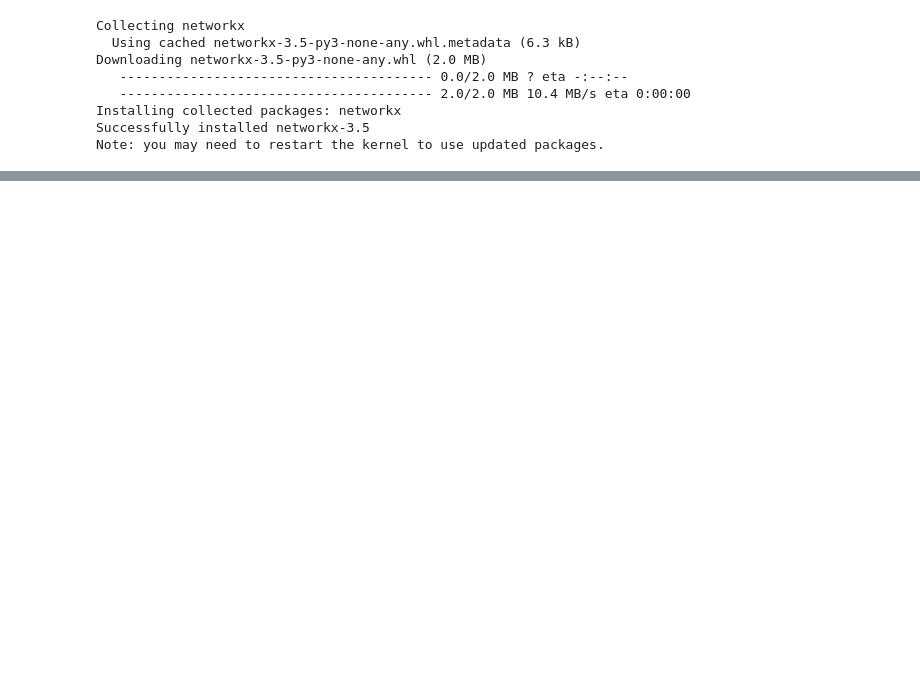
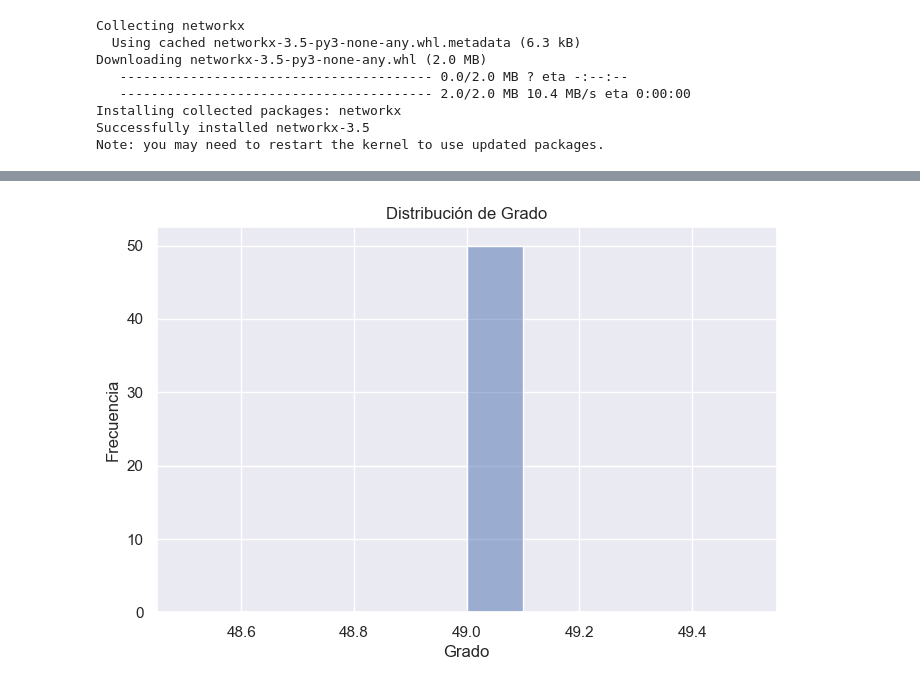
Before and after one commit to RaulCS21/DS_MG_UPC, a Jupyter notebook: RC/TA02/avance.ipynb, the cells around one changed output, grey strips where cells are left out. Drawn from its saved outputs; the diff is of its cells as text; code cells hidden in the pictures; blank space fills up the shorter version.

```diff
--- a/RC/TA02/avance.ipynb
+++ b/RC/TA02/avance.ipynb
@@ -28,3 +26,10 @@ import matplotlib.pyplot as plt
 import seaborn as sns
 import numpy as np
 from collections import Counter
+# %%
+plt.style.use('ggplot')
+sns.set_theme()
+# %%
+df = pd.read_csv("Redes Complejas_Tarea_Trabajo calificado_M4(in).csv")
+# %%
+G = nx.from_pandas_edgelist(df, source='Origen', target='Destino', edge_attr='Peso')
@@ -30,0 +68,11 @@ from collections import Counter
+# %%
+grados = [d for n, d in G.degree()]
+plt.figure(figsize=(8, 5))
+sns.histplot(grados, bins=10, kde=True)
+plt.title("Distribución de Grado")
+plt.xlabel("Grado")
+plt.ylabel("Frecuencia")
+plt.savefig("distribucion_grado.png")
+plt.show()
+# %% [output]
+[figure, added]
```
Also changed, not shown: parts of 10 cells of this notebook.
